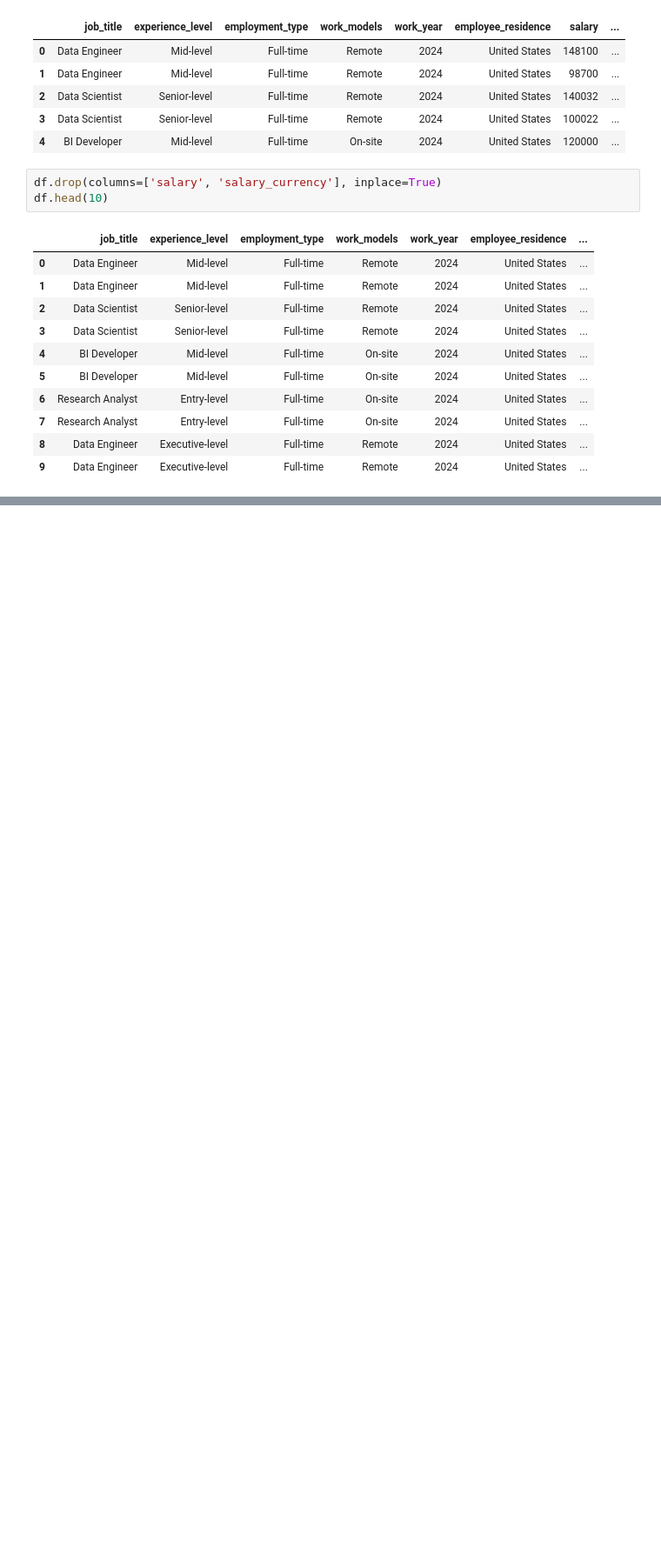
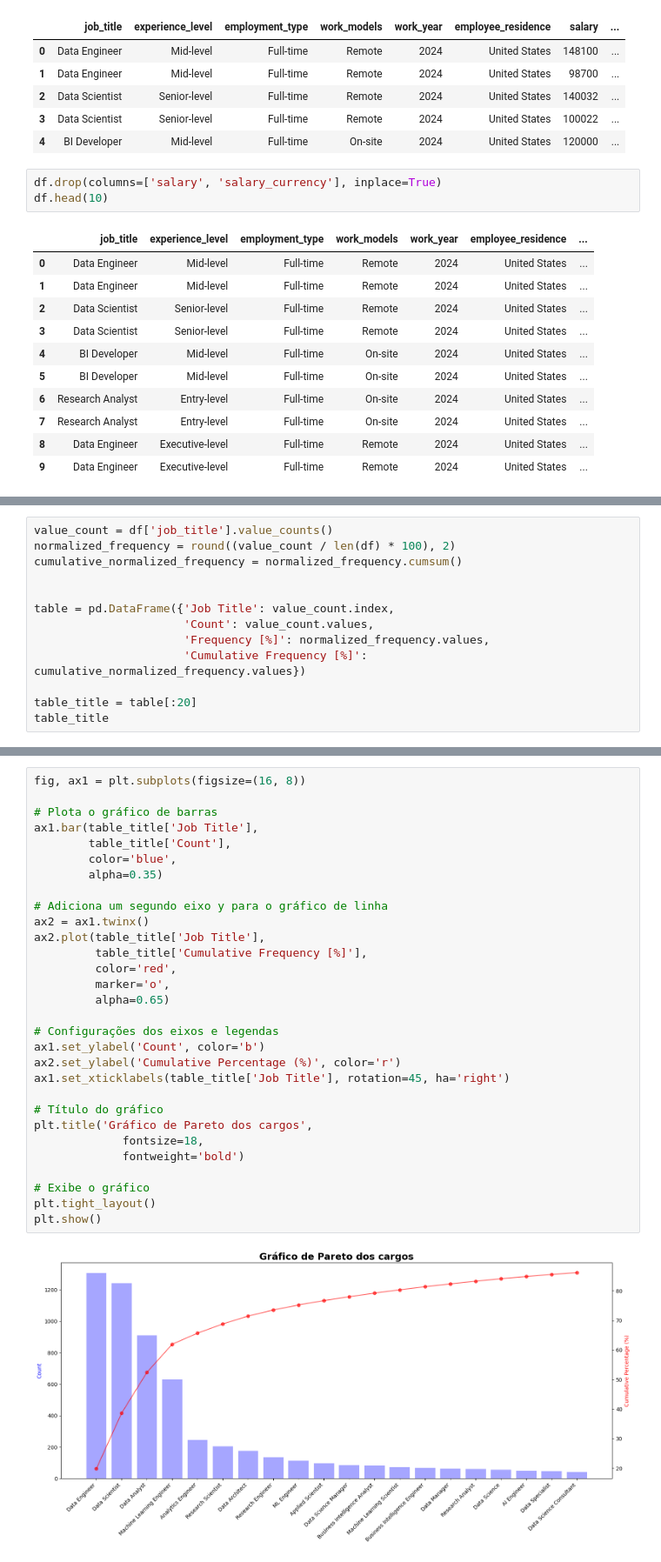
Before and after one commit to JessicaHora/ADA-Exploratory_DAta_Analysis, a Jupyter notebook: scr/EDA.ipynb, the cells around one changed output, grey strips where cells are left out. Shown: that part at 87% size. Cells and saved outputs as stored; diff of their text form; blank space fills up the shorter version.

```diff
--- a/scr/EDA.ipynb
+++ b/scr/EDA.ipynb
@@ -104,0 +41,13 @@ array(['Entry-level', 'Executive-level', 'Mid-level', 'Senior-level'],
+# %%
+value_count = df['job_title'].value_counts()
+normalized_frequency = round((value_count / len(df) * 100), 2)
+cumulative_normalized_frequency = normalized_frequency.cumsum()
+
+
+table = pd.DataFrame({'Job Title': value_count.index,
+                      'Count': value_count.values,
+                      'Frequency [%]': normalized_frequency.values,
+                      'Cumulative Frequency [%]': cumulative_normalized_frequency.values})
+
+table_title = table[:20]
+table_title
@@ -104,0 +79,32 @@ array(['Entry-level', 'Executive-level', 'Mid-level', 'Senior-level'],
+# %%
+fig, ax1 = plt.subplots(figsize=(16, 8))
+
+# Plota o gráfico de barras
+ax1.bar(table_title['Job Title'],
+        table_title['Count'],
+        color='blue',
+        alpha=0.35)
+
+# Adiciona um segundo eixo y para o gráfico de linha
+ax2 = ax1.twinx()
+ax2.plot(table_title['Job Title'],
+         table_title['Cumulative Frequency [%]'],
+         color='red',
+         marker='o',
+         alpha=0.65)
+
+# Configurações dos eixos e legendas
+ax1.set_ylabel('Count', color='b')
+ax2.set_ylabel('Cumulative Percentage (%)', color='r')
+ax1.set_xticklabels(table_title['Job Title'], rotation=45, ha='right')
+
+# Título do gráfico
+plt.title('Gráfico de Pareto dos cargos',
+             fontsize=18,
+             fontweight='bold')
+
+# Exibe o gráfico
+plt.tight_layout()
+plt.show()
+# %% [output]
+[figure, added]
```
Also changed, not shown: parts of 31 cells of this notebook.
